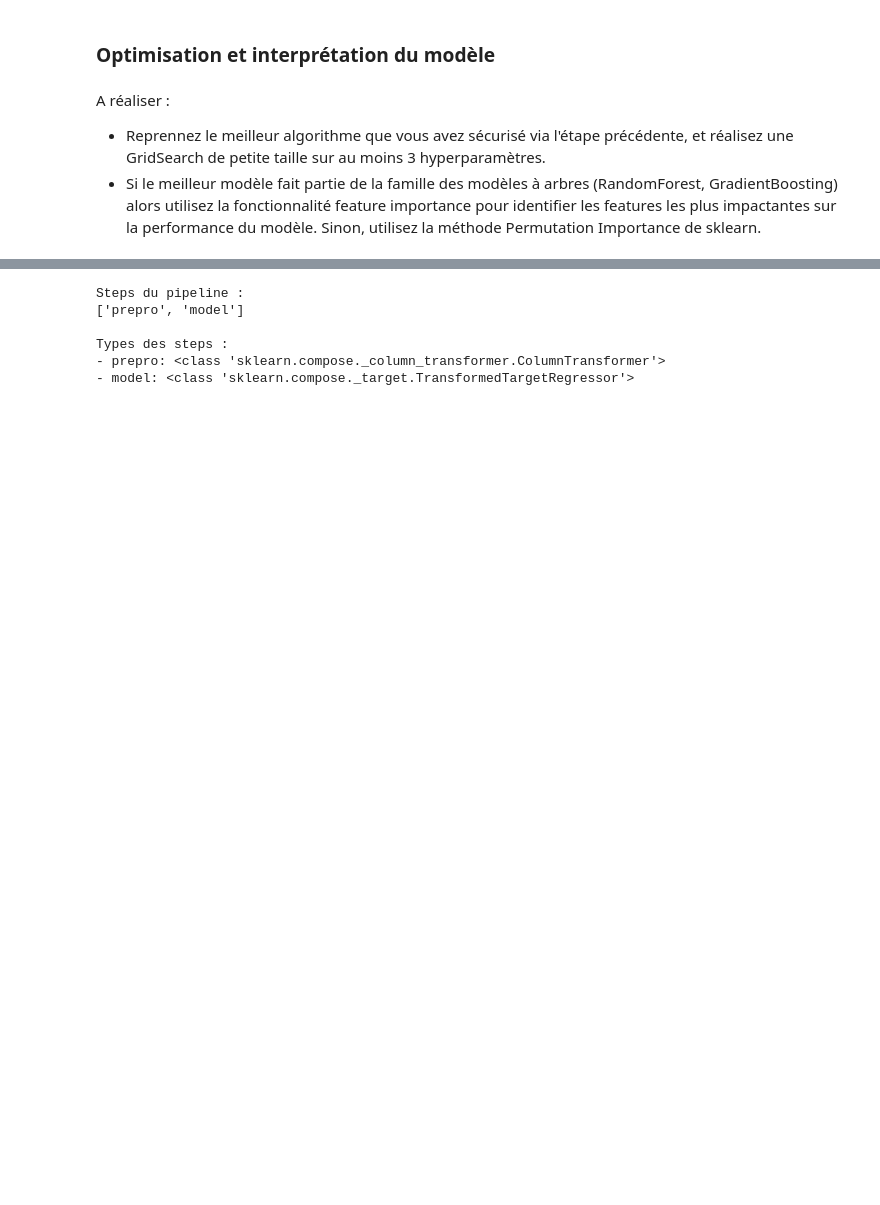
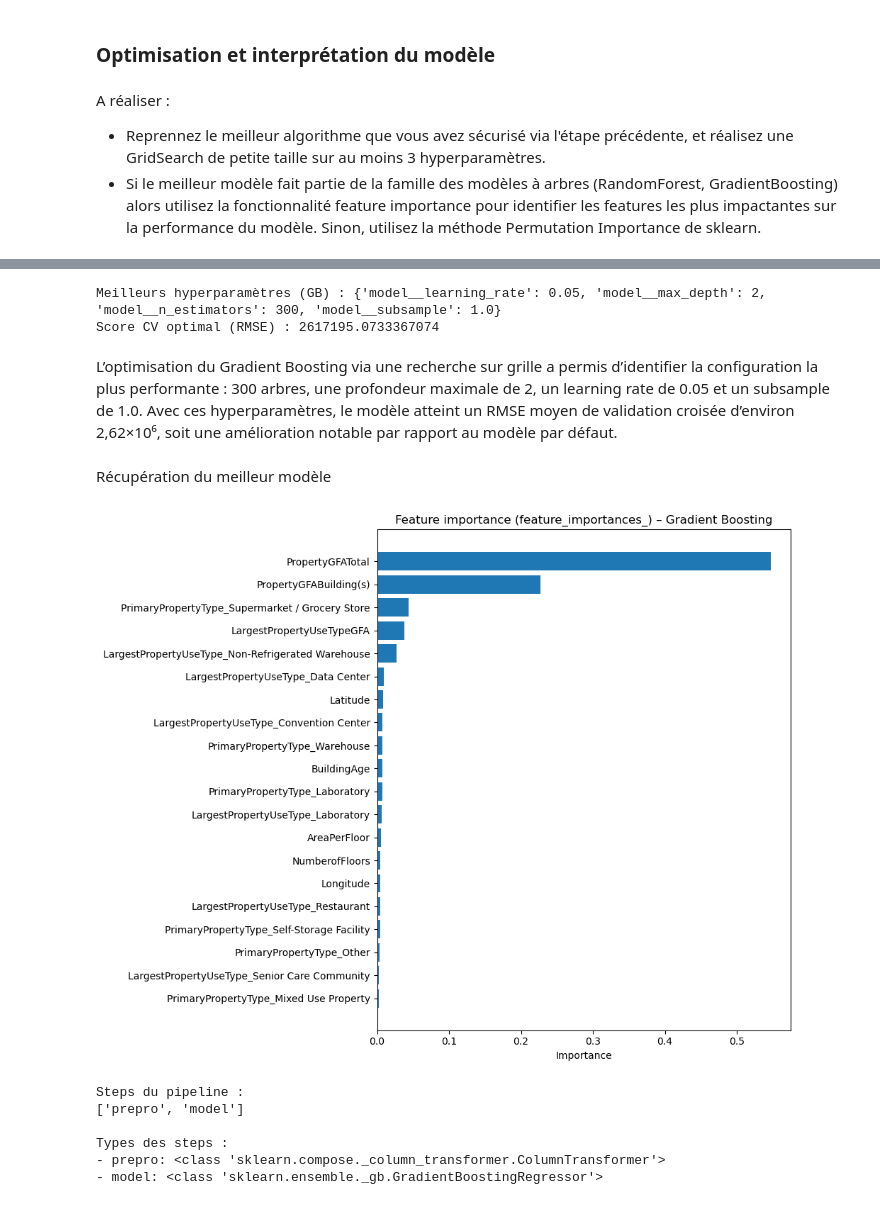
Before and after one commit to matmatmat777/Projet_6, a Jupyter notebook: projet_6_modelisation.ipynb, the cells around one changed output, grey strips where cells are left out. Cells and saved outputs as stored; diff of their text form; code cells hidden in the pictures; blank space fills up the shorter version.

```diff
--- a/projet_6_modelisation.ipynb
+++ b/projet_6_modelisation.ipynb
@@ -816,0 +544,32 @@ print(feature_names[:100])
+# %%
+from sklearn.ensemble import GradientBoostingRegressor
+from sklearn.model_selection import GridSearchCV
+
+param_grid_gb = {
+    "model__n_estimators": [200, 300, 500],
+    "model__learning_rate": [0.05, 0.1, 0.2],
+    "model__max_depth": [2, 3, 4],
+    "model__subsample": [0.8, 1.0]
+}
+
+grid_gb = GridSearchCV(
+    estimator=pipe_gb,
+    param_grid=param_grid_gb,
+    cv=5,
+    scoring="neg_root_mean_squared_error",
+    n_jobs=-1
+)
+
+grid_gb.fit(X_train, y_train)
+
+print("Meilleurs hyperparamètres (GB) :", grid_gb.best_params_)
+print("Score CV optimal (RMSE) :", -grid_gb.best_score_)
+# %% [output]
+Meilleurs hyperparamètres (GB) : {'model__learning_rate': 0.05, 'model__max_depth': 2, 'model__n_estimators': 300, 'model__subsample': 1.0}
+Score CV optimal (RMSE) : 2617195.0733367074
+# %% [markdown]
+L’optimisation du Gradient Boosting via une recherche sur grille a permis d’identifier la configuration la plus performante :
+300 arbres, une profondeur maximale de 2, un learning rate de 0.05 et un subsample de 1.0.
+Avec ces hyperparamètres, le modèle atteint un RMSE moyen de validation croisée d’environ 2,62×10⁶, soit une amélioration notable par rapport au modèle par défaut.
+# %% [markdown]
+Récupération du meilleur modèle
@@ -817,12 +578,49 @@ print(feature_names[:100])
+# %%
+from sklearn.inspection import permutation_importance
+
+best_gb = grid_gb.best_estimator_
+
+# 1) Récupérer le modèle et le préprocesseur
+prepro = best_gb.named_steps["prepro"]
+gb_model = best_gb.named_steps["model"]
+
+# 2) Récupérer les noms de features après prétraitement
+#    a) colonnes numériques (restent telles quelles)
+num_feature_names = num_cols  # ta liste num_cols définie plus haut
+
+#    b) colonnes catégorielles → noms des colonnes OneHot
+ohe = prepro.named_transformers_["cat"].named_steps["onehot"]
+cat_feature_names = ohe.get_feature_names_out(cat_cols)
+
+#    c) concaténer tout
+all_feature_names = np.concatenate([num_feature_names, cat_feature_names])
+
+# 3) Importances natives du modèle Gradient Boosting
+importances = gb_model.feature_importances_
+
+fi_gb = pd.DataFrame({
+    "feature": all_feature_names,
+    "importance": importances
+}).sort_values(by="importance", ascending=False)
+
+# 4) Affichage
+plt.figure(figsize=(10,8))
+plt.barh(fi_gb["feature"].head(20), fi_gb["importance"].head(20))
+plt.gca().invert_yaxis()
+plt.title("Feature importance (feature_importances_) – Gradient Boosting")
+plt.xlabel("Importance")
+plt.tight_layout()
+plt.show()
+# %% [output]
+[figure, added]
 # %%
 from pprint import pprint
-pipe = best_ridge_logy  # ton pipeline final
 
 print("Steps du pipeline :")
-pprint(list(pipe.named_steps.keys()))
+pprint(list(best_gb.named_steps.keys()))
 
 print("\nTypes des steps :")
-for name, step in pipe.named_steps.items():
+for name, step in best_gb.named_steps.items():
     print(f"- {name}: {type(step)}")
 # %% [output]
 Steps du pipeline :
@@ -830,4 +628,4 @@ Steps du pipeline :
 
 Types des steps :
 - prepro: <class 'sklearn.compose._column_transformer.ColumnTransformer'>
-- model: <class 'sklearn.compose._target.TransformedTargetRegressor'>
+- model: <class 'sklearn.ensemble._gb.GradientBoostingRegressor'>
```
Also changed, not shown: parts of 41 cells of this notebook, 1 other file.
